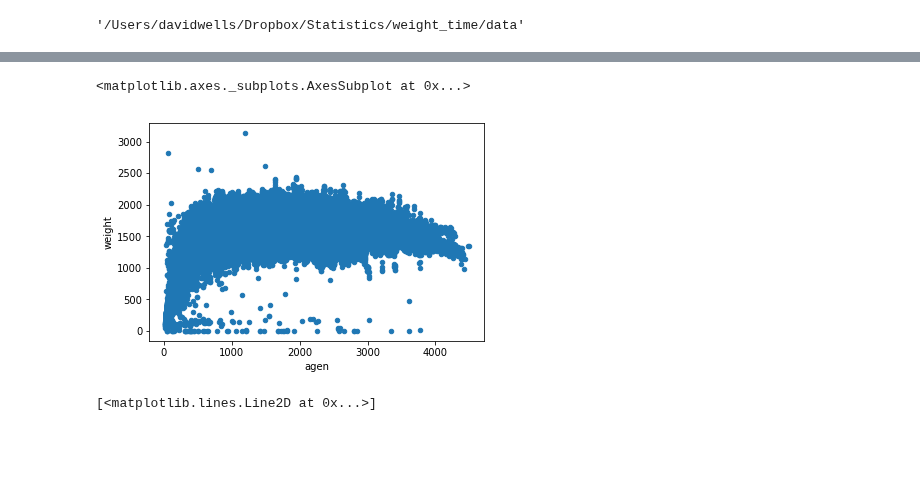
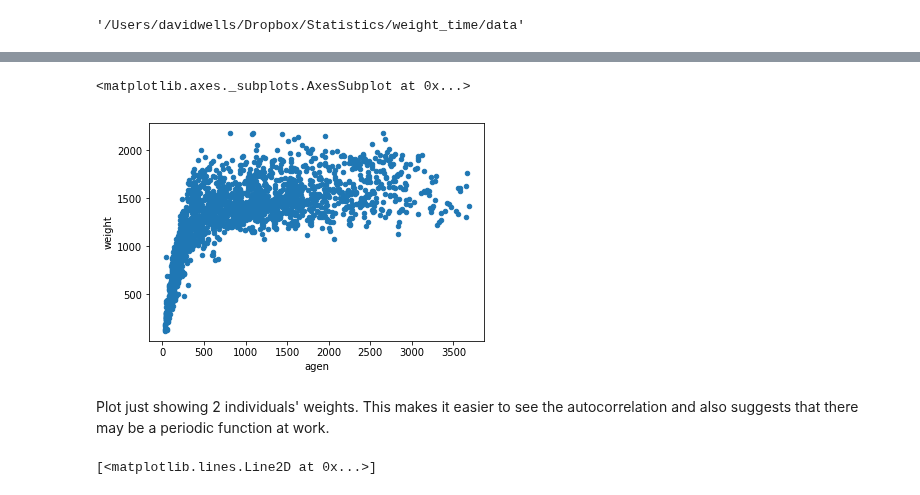
Before and after one commit to DAWells/DAWells.github.io, a Jupyter notebook: analyses/weight_time/Gaussian_process/gaussian_process.ipynb, the cells around one changed output, grey strips where cells are left out. Saved outputs shown, nothing was run; the diff lists cells and outputs as text; code cells hidden in the pictures; blank space fills up the shorter version.

```diff
--- a/analyses/weight_time/Gaussian_process/gaussian_process.ipynb
+++ b/analyses/weight_time/Gaussian_process/gaussian_process.ipynb
@@ -72,13 +93,10 @@ dsr = data[-iddate]
 # %%
-################################
-#                              #
-#       Data exploration       #
-#                              #
-################################
-data.plot.scatter(x='agen',y="weight")
+train.plot.scatter(x='agen',y="weight")
 # %% [output]
 <matplotlib.axes._subplots.AxesSubplot at 0x...>
-[figure, old version]
+[figure, new version]
+# %% [markdown]
+Plot just showing 2 individuals' weights. This makes it easier to see the autocorrelation and also suggests that there may be a periodic function at work.
 # %%
 plt.plot("agen", "weight", "o", data=dsr[(dsr.indiv=="FM142") & (dsr.weight<1900)])
 plt.plot("agen", "weight", "o", data=dsr[(dsr.indiv=="FM105") & (dsr.weight<1900)])
```
Also changed, not shown: parts of 22 cells of this notebook.
